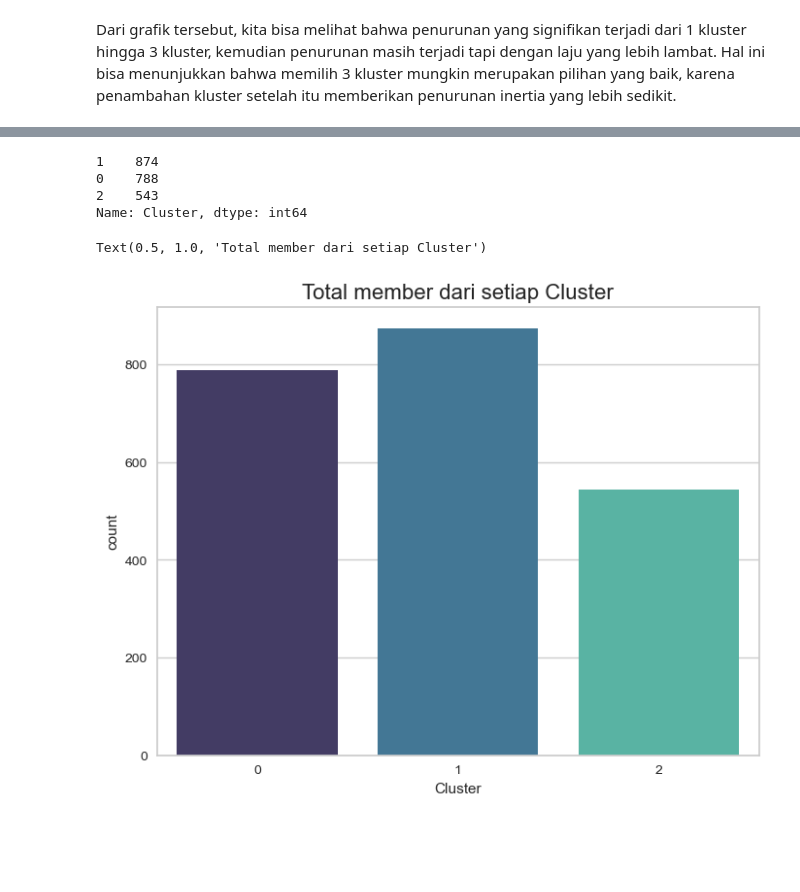
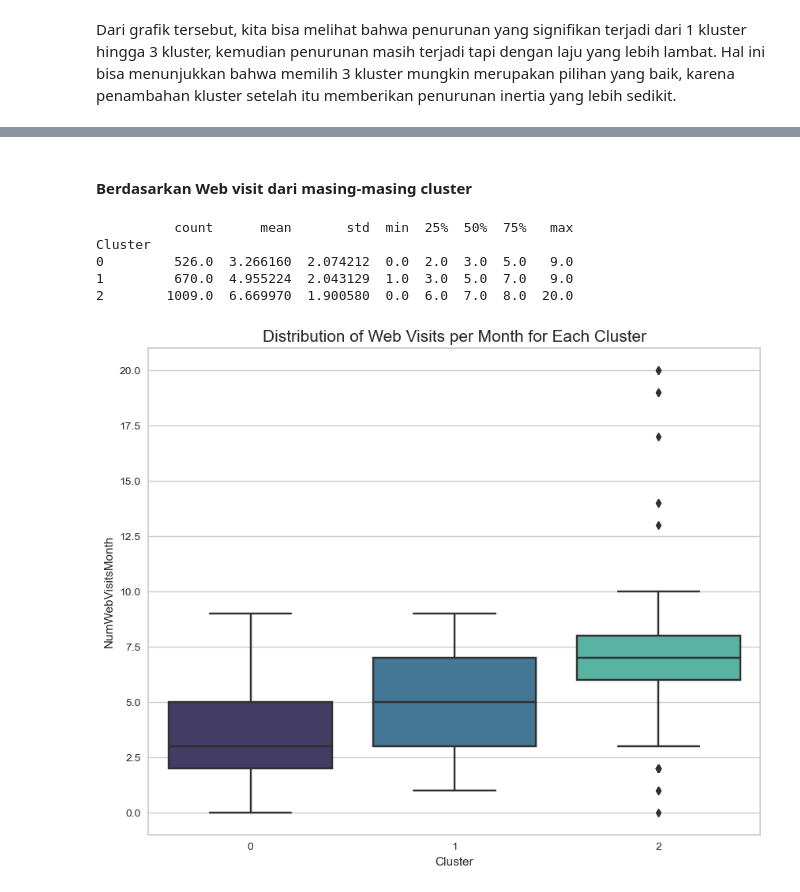
Before and after one commit to LimatanL/Predict-Customer-Personality-to-Boost-Marketing-Campaign-by-Using-Machine-Learning., a Jupyter notebook: dataset_cr.ipynb, the cells around one changed output, grey strips where cells are left out. Saved outputs shown, nothing was run; the diff lists cells and outputs as text; code cells hidden in the pictures; blank space fills up the shorter version.

```diff
--- a/dataset_cr.ipynb
+++ b/dataset_cr.ipynb
@@ -189,11 +189,11 @@ df_prep['is_parent'] = np.where(df_prep['children']>0, 1, 0)
 # Total of accepted campaign
 df_prep['total_accepted_campaign']  = df_prep.loc[:, df_prep.columns.str.contains('AcceptedCmp')].sum(axis=1)
 
+# Total Spending
+df_prep['total_spent'] = df_prep[['MntCoke', 'MntFruits', 'MntMeatProducts', 'MntFishProducts', 'MntSweetProducts', 'MntGoldProds']].sum(axis=1)
+
 # Total Purchase Order except NumWebVisitsMonth
-df_prep['total_purchases'] = df_prep.loc[:, df_prep.columns.str.contains('Num') & ~df_prep.columns.str.contains('NumWebVisitsMonth')].sum(axis=1)
-
-# Total Amount
-total_amount = df_prep.loc[:, df_prep.columns.str.contains('Mnt')].sum(axis=1)
+df_prep['total_transaksi'] = df_prep[['NumWebPurchases', 'NumCatalogPurchases', 'NumStorePurchases', 'NumDealsPurchases']].sum(axis=1)
 
 # Age Group
 age_group = []
@@ -213,7 +213,8 @@ def cvr(x,y):
     if y == 0:
         return 0
     return x / y
-df_prep['conversion_rate'] = df_prep.apply(lambda x: cvr(x['total_purchases'],x['NumWebVisitsMonth']), axis=1)
+df_prep['conversion_rate'] = df_prep.apply(lambda x: cvr(x['total_transaksi'],x['NumWebVisitsMonth']), axis=1)
+
 
 # Total Years joined
 df_prep['membership_duration'] = 2022 - df_prep['Dt_Customer'].dt.year
@@ -501,7 +496,7 @@ display(df_scaled.shape, df_scaled.head())
 # Data Modeling
 # %%
 from sklearn.cluster import KMeans
-col_model=['Income', 'total_purchases']
+col_model=['Income', 'total_spent']
 X=df_scaled[col_model].copy()
 inertia = []
 
@@ -606,12 +712,15 @@ display(df_cast.groupby('Cluster')['total_purchases','Income'].agg(['count','mea
+# %% [markdown]
+#### Berdasarkan Web visit dari masing-masing cluster
 # %%
-print(df_cast['Cluster'].value_counts())
-plt.rcParams['figure.figsize'] = (8, 6)
-cntcluster=sns.countplot(x='Cluster', data=df_cast,palette='mako')
-cntcluster.set_title('Total member dari setiap Cluster',fontsize=16)
+print(df_cast.groupby(['Cluster'])['NumWebVisitsMonth'].describe())
+plt.figure(figsize=(10, 8))
+web_visit = sns.boxplot(x='Cluster', y='NumWebVisitsMonth', data=df_cast, palette='mako')
+web_visit.set_title("Distribution of Web Visits per Month for Each Cluster", size=15)
+plt.show()
 # %% [output]
-1    874
-0    788
-2    543
-Name: Cluster, dtype: int64
+          count      mean       std  min  25%  50%  75%   max
+Cluster
+0         526.0  3.266160  2.074212  0.0  2.0  3.0  5.0   9.0
+1         670.0  4.955224  2.043129  1.0  3.0  5.0  7.0   9.0
+2        1009.0  6.669970  1.900580  0.0  6.0  7.0  8.0  20.0
-Text(0.5, 1.0, 'Total member dari setiap Cluster')
-[figure, old version]
+[figure, new version]
```
Also changed, not shown: parts of 55 cells of this notebook, 2 other files.
